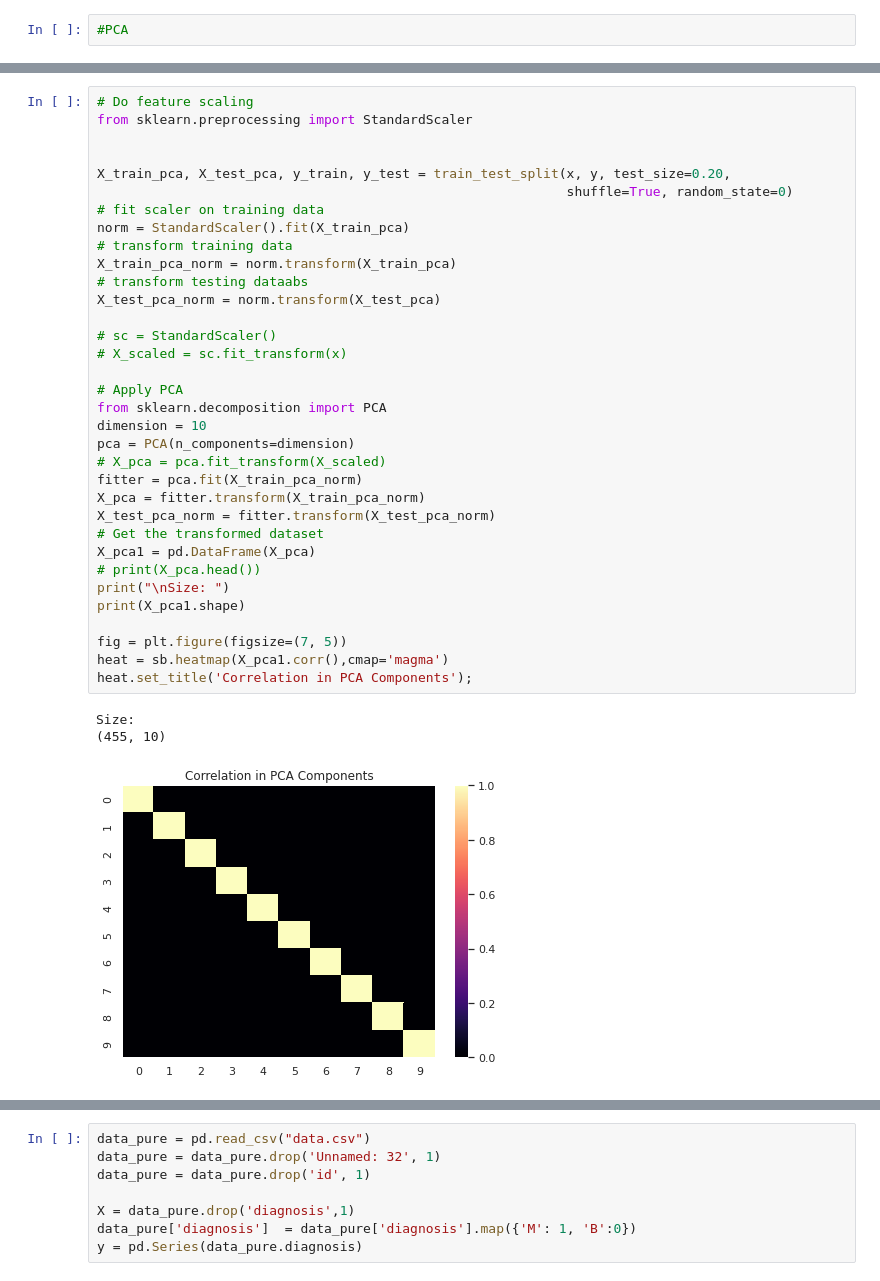
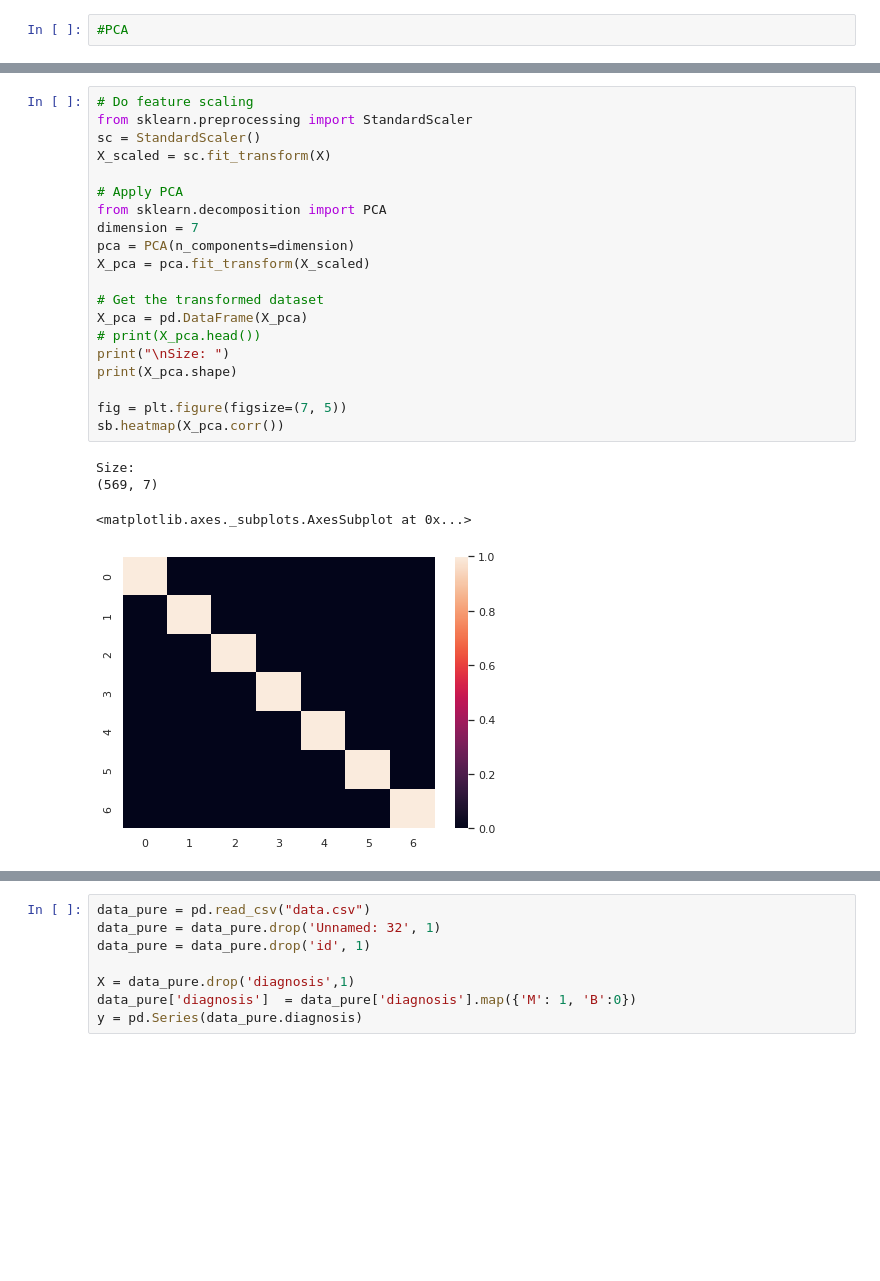
Before and after one commit to tanejaaryan/CSE343-MLProject, a Jupyter notebook: MLPca.ipynb, the cells around one changed output, grey strips where cells are left out. Cells and saved outputs as stored; diff of their text form; blank space fills up the shorter version.

```diff
--- a/MLPca.ipynb
+++ b/MLPca.ipynb
@@ -212,41 +145,28 @@ plt.show();
 # %%
 # Do feature scaling
 from sklearn.preprocessing import StandardScaler
-
-
-X_train_pca, X_test_pca, y_train, y_test = train_test_split(x, y, test_size=0.20,
-                                                            shuffle=True, random_state=0)
-# fit scaler on training data
-norm = StandardScaler().fit(X_train_pca)
-# transform training data
-X_train_pca_norm = norm.transform(X_train_pca)
-# transform testing dataabs
-X_test_pca_norm = norm.transform(X_test_pca)
-
-# sc = StandardScaler()
-# X_scaled = sc.fit_transform(x)
+sc = StandardScaler()
+X_scaled = sc.fit_transform(X)
 
 # Apply PCA
 from sklearn.decomposition import PCA
-dimension = 10
+dimension = 7
 pca = PCA(n_components=dimension)
-# X_pca = pca.fit_transform(X_scaled)
-fitter = pca.fit(X_train_pca_norm)
-X_pca = fitter.transform(X_train_pca_norm)
-X_test_pca_norm = fitter.transform(X_test_pca_norm)
+X_pca = pca.fit_transform(X_scaled)
+
 # Get the transformed dataset
-X_pca1 = pd.DataFrame(X_pca)
+X_pca = pd.DataFrame(X_pca)
 # print(X_pca.head())
 print("\nSize: ")
-print(X_pca1.shape)
+print(X_pca.shape)
 
 fig = plt.figure(figsize=(7, 5))
-heat = sb.heatmap(X_pca1.corr(),cmap='magma')
-heat.set_title('Correlation in PCA Components');
+sb.heatmap(X_pca.corr())
 # %% [output]
 Size:
-(455, 10)
+(569, 7)
+<matplotlib.axes._subplots.AxesSubplot at 0x...>
-[figure, old version]
+[figure, new version]
 # %%
 # Make train and test sets
 from sklearn.model_selection import train_test_split
```
Also changed, not shown: parts of 21 cells of this notebook.
